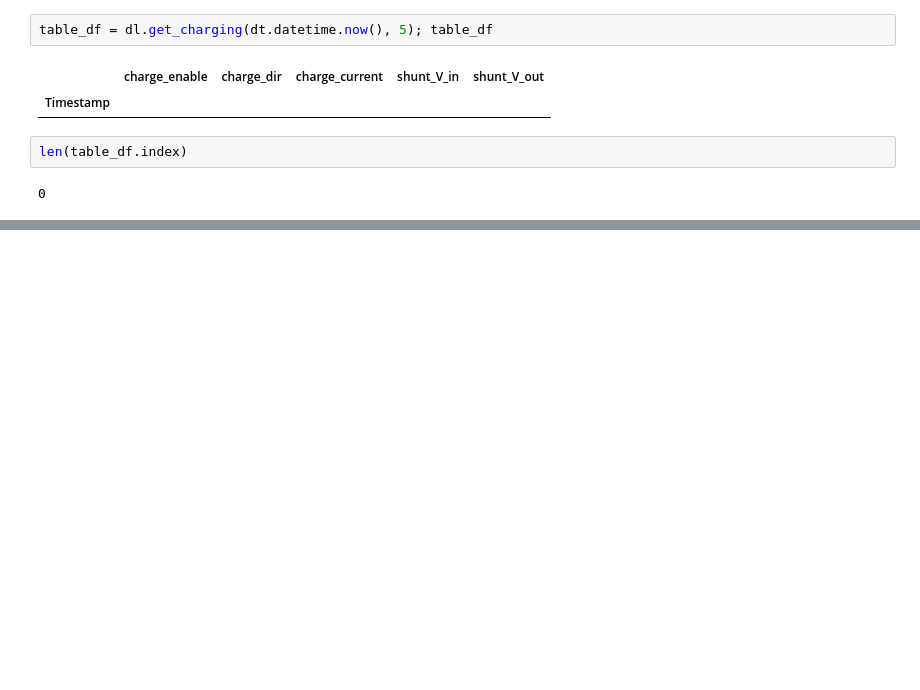
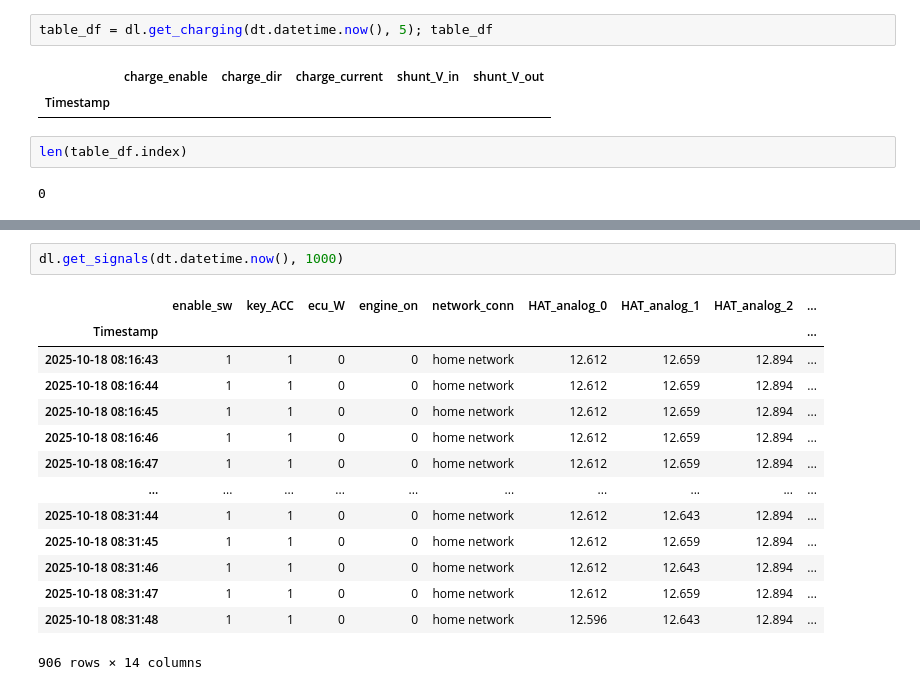
Before and after one commit to jbowen102/vehicle_aux_battery_control, a Jupyter notebook: datalogging.ipynb, the cells around one changed output, grey strips where cells are left out. Saved outputs shown, nothing was run; the diff lists cells and outputs as text; blank space fills up the shorter version.

```diff
--- a/datalogging.ipynb
+++ b/datalogging.ipynb
@@ -223,0 +207,17 @@ len(table_df.index)
+# %%
+dl.get_signals(dt.datetime.now(), 1000)
+# %% [output]
+|  | enable_sw | key_ACC | ecu_W | engine_on | network_conn | HAT_analog_0 | HAT_analog_1 | HAT_analog_2 | ... |
+| Timestamp |  |  |  |  |  |  |  |  | ... |
+| 2025-10-18 08:16:43 | 1 | 1 | 0 | 0 | home network | 12.612 | 12.659 | 12.894 | ... |
+| 2025-10-18 08:16:44 | 1 | 1 | 0 | 0 | home network | 12.612 | 12.659 | 12.894 | ... |
+| 2025-10-18 08:16:45 | 1 | 1 | 0 | 0 | home network | 12.612 | 12.659 | 12.894 | ... |
+| 2025-10-18 08:16:46 | 1 | 1 | 0 | 0 | home network | 12.612 | 12.659 | 12.894 | ... |
+| 2025-10-18 08:16:47 | 1 | 1 | 0 | 0 | home network | 12.612 | 12.659 | 12.894 | ... |
+| ... | ... | ... | ... | ... | ... | ... | ... | ... | ... |
+| 2025-10-18 08:31:44 | 1 | 1 | 0 | 0 | home network | 12.612 | 12.643 | 12.894 | ... |
+| 2025-10-18 08:31:45 | 1 | 1 | 0 | 0 | home network | 12.612 | 12.659 | 12.894 | ... |
+| 2025-10-18 08:31:46 | 1 | 1 | 0 | 0 | home network | 12.612 | 12.643 | 12.894 | ... |
+| 2025-10-18 08:31:47 | 1 | 1 | 0 | 0 | home network | 12.612 | 12.659 | 12.894 | ... |
+| 2025-10-18 08:31:48 | 1 | 1 | 0 | 0 | home network | 12.596 | 12.643 | 12.894 | ... |
+906 rows × 14 columns
```
Also changed, not shown: parts of 24 cells of this notebook, 2 other files.
